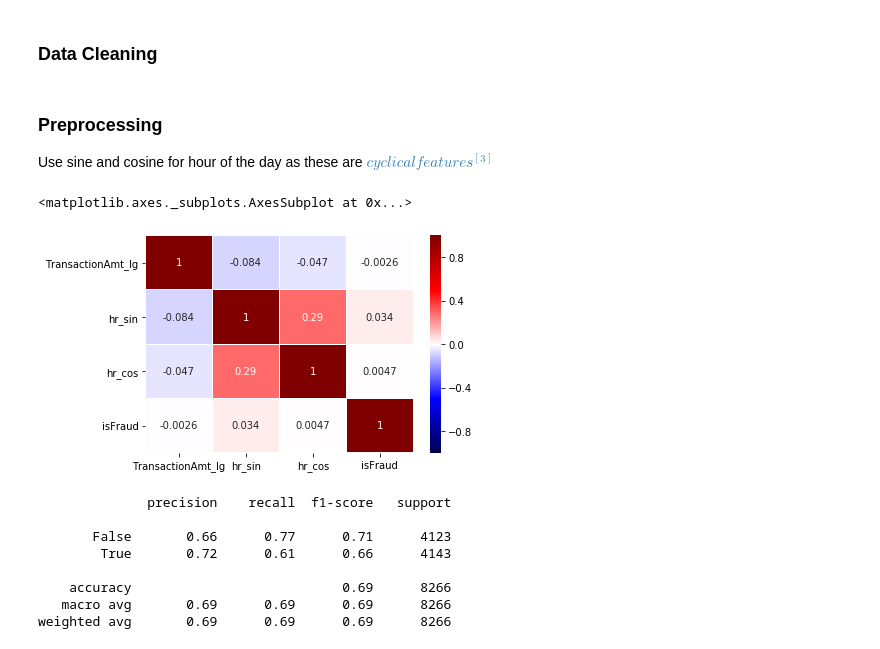
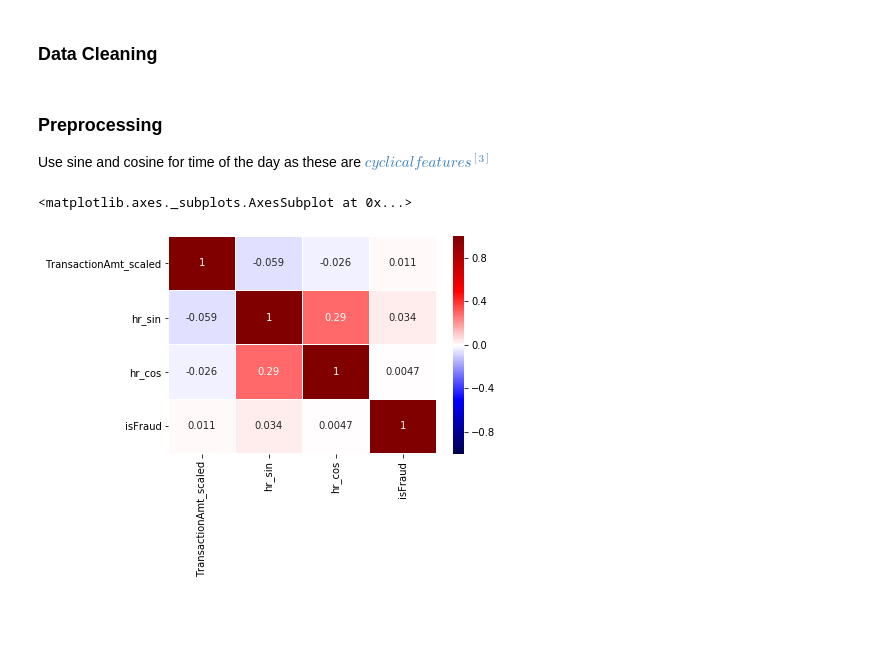
Before and after one commit to rmodi6/ieee-cis-fraud-detection, a Jupyter notebook: cse519_hw2_playground.ipynb, the cells around one changed output. Drawn from its saved outputs; the diff is of its cells as text; code cells hidden in the pictures; blank space fills up the shorter version.

```diff
--- a/cse519_hw2_playground.ipynb
+++ b/cse519_hw2_playground.ipynb
@@ -246,14 +248,19 @@ replacements = {
 dataset.replace(replacements, regex=True, inplace=True)
 # %% [markdown]
 ### Preprocessing
-Use sine and cosine for hour of the day as these are [$cyclical features^{[3]}$](#References)
+Use sine and cosine for time of the day as these are [$cyclical features^{[3]}$](#References)
 # %%
 dataset['hr_sin'] = np.sin((dataset['TransactionDT_hour'] + dataset['TransactionDT_min']/60.0)*(np.pi/12.0))
 dataset['hr_cos'] = np.cos((dataset['TransactionDT_hour'] + dataset['TransactionDT_min']/60.0)*(np.pi/12.0))
 dataset['TransactionAmt_lg'] = np.log(dataset['TransactionAmt'])
+
+from sklearn.preprocessing import RobustScaler
+
+rob_scaler = RobustScaler()
+dataset['TransactionAmt_scaled'] = rob_scaler.fit_transform(dataset['TransactionAmt'].values.reshape(-1,1))
 # %%
-sns.heatmap(dataset[['TransactionAmt_lg', 'hr_sin', 'hr_cos', 'isFraud']].corr(), vmin=-1, vmax=1, cmap='seismic', linewidths=0.2, annot=True)
+sns.heatmap(dataset[['TransactionAmt_scaled', 'hr_sin', 'hr_cos', 'isFraud']].corr(), vmin=-1, vmax=1, cmap='seismic', linewidths=0.2, annot=True)
 # %% [output]
 <matplotlib.axes._subplots.AxesSubplot at 0x...>
-[figure, old version]
+[figure, new version]
 # %%
@@ -269,24 +277,8 @@ train_cols = ["TransactionAmt_lg","hr_sin","hr_cos"] + list(ohe.columns)
 X, y = dataset[train_cols], dataset['isFraud']
 # %%
 from imblearn.under_sampling import RandomUnderSampler
-rus = RandomUnderSampler(random_state = 0, sampling_strategy = 1.0)
+sampler = RandomUnderSampler(random_state=0, sampling_strategy=1.0)
 
-X_resampled, y_resampled = rus.fit_resample(X, y)
+X_resampled, y_resampled = sampler.fit_resample(X, y)
 
 X_train, X_test, y_train, y_test = train_test_split(X_resampled, y_resampled, test_size=0.2)
-
-clf = LogisticRegression(solver='lbfgs', max_iter=4000)
-clf.fit(X_train, y_train)
-
-preds = clf.predict(X_test)
-
-print(metrics.classification_report(y_test, preds))
-# %% [output]
-              precision    recall  f1-score   support
-
-       False       0.66      0.77      0.71      4123
-        True       0.72      0.61      0.66      4143
-
-    accuracy                           0.69      8266
-   macro avg       0.69      0.69      0.69      8266
-weighted avg       0.69      0.69      0.69      8266
```
Also changed, not shown: parts of 19 cells of this notebook, 9 other files.
